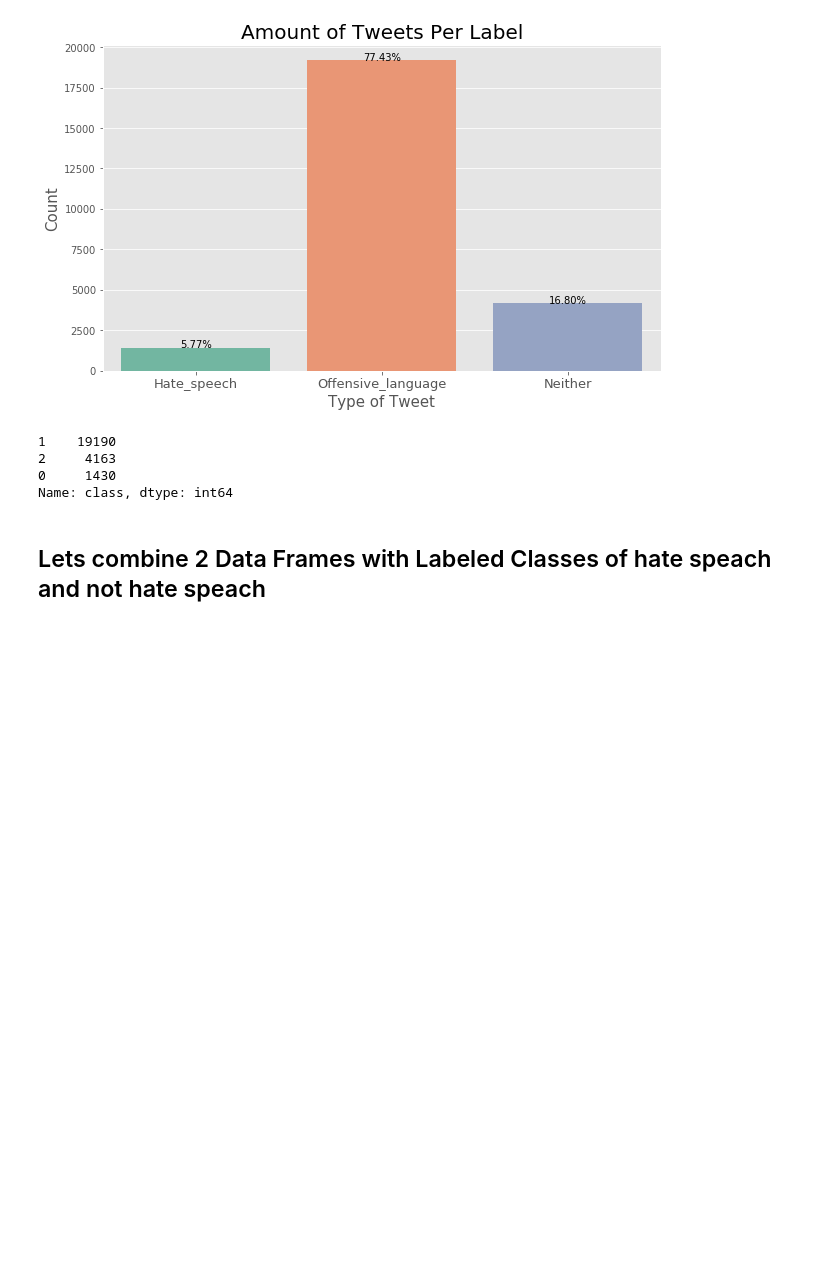
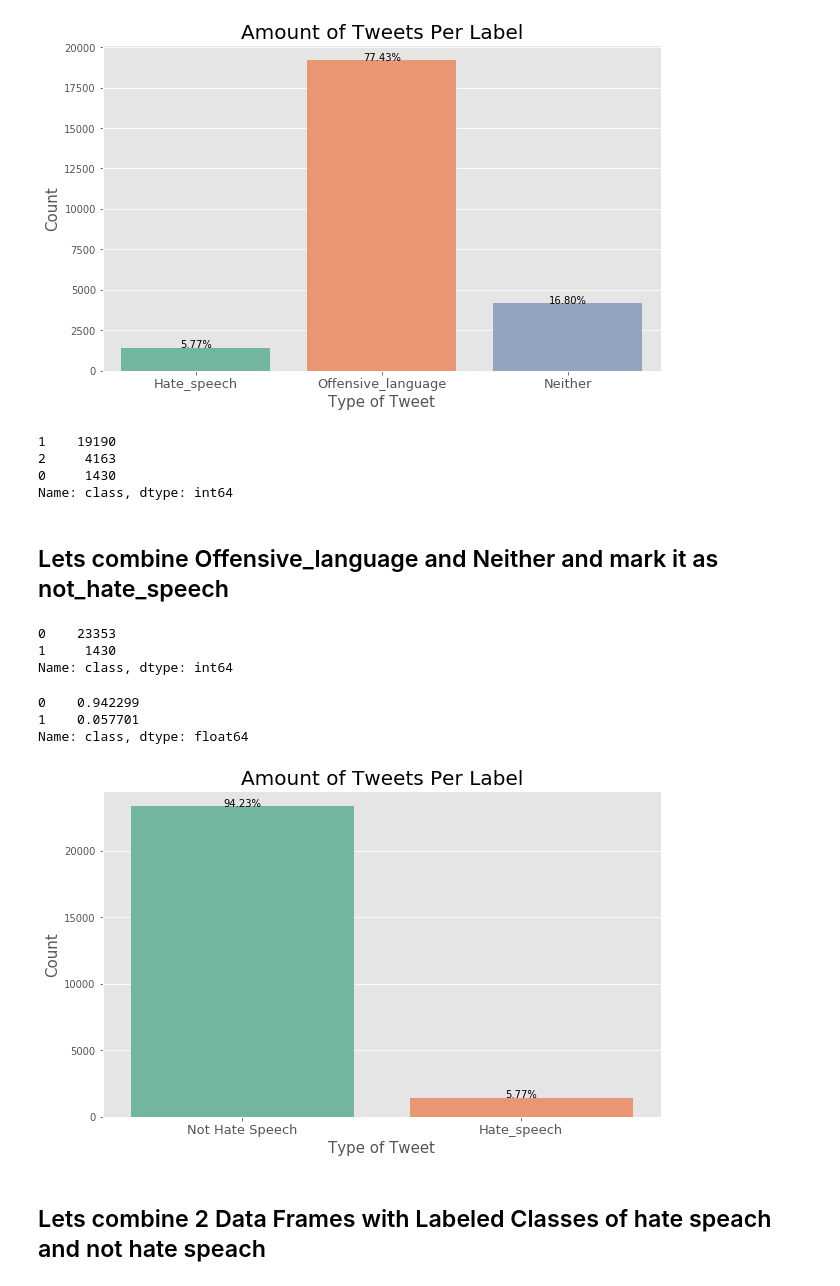
Before and after one commit to vanitoz/Twitter-Sentiment-Analysis, a Jupyter notebook: notebooks/data_collection.ipynb, the cells around one changed output. Cells and saved outputs as stored; diff of their text form; code cells hidden in the pictures; blank space fills up the shorter version.

```diff
--- a/notebooks/data_collection.ipynb
+++ b/notebooks/data_collection.ipynb
@@ -157,6 +157,43 @@ df_l['class'].value_counts()
 2     4163
 0     1430
 Name: class, dtype: int64
+# %% [markdown]
+## Lets combine Offensive_language and Neither and mark it as not_hate_speech
+# %%
+df_hate_not_hate = df_l.copy()
+df_hate_not_hate['class'] = df_hate_not_hate['class'].map(lambda x : 1 if x == 0 else 0)
+# %%
+df_hate_not_hate['class'].value_counts()
+# %% [output]
+0    23353
+1     1430
+Name: class, dtype: int64
+# %%
+print(df_hate_not_hate['class'].value_counts(normalize=True))
+
+# Class Imbalance
+
+fig, ax = plt.subplots(figsize=(10,6))
+ax = sns.countplot(df_hate_not_hate['class'], palette='Set2')
+
+ax.set_title('Amount of Tweets Per Label',fontsize = 20)
+ax.set_xlabel('Type of Tweet',fontsize = 15)
+ax.set_ylabel('Count',fontsize = 15)
+ax.set_xticklabels(['Not Hate Speech','Hate_speech'],fontsize = 13)
+
+total = float(len(df_l)) # one person per row
+for p in ax.patches:
+    height = p.get_height()
+    ax.text(p.get_x()+p.get_width()/2.,
+            height + 3,
+            '{:1.2f}'.format(height/total * 100) + '%',
+            ha="center")
+plt.savefig('../images/class_inbal.png')
+# %% [output]
+0    0.942299
+1    0.057701
+Name: class, dtype: float64
+[figure, added]
 # %%
 # considering only class 0 (hate tweets) and class 2 (neither tweets) as binary classification problem
 # updating neither tweets as not hate speech
```
Also changed, not shown: parts of 1 cell of this notebook, 7 other files.
